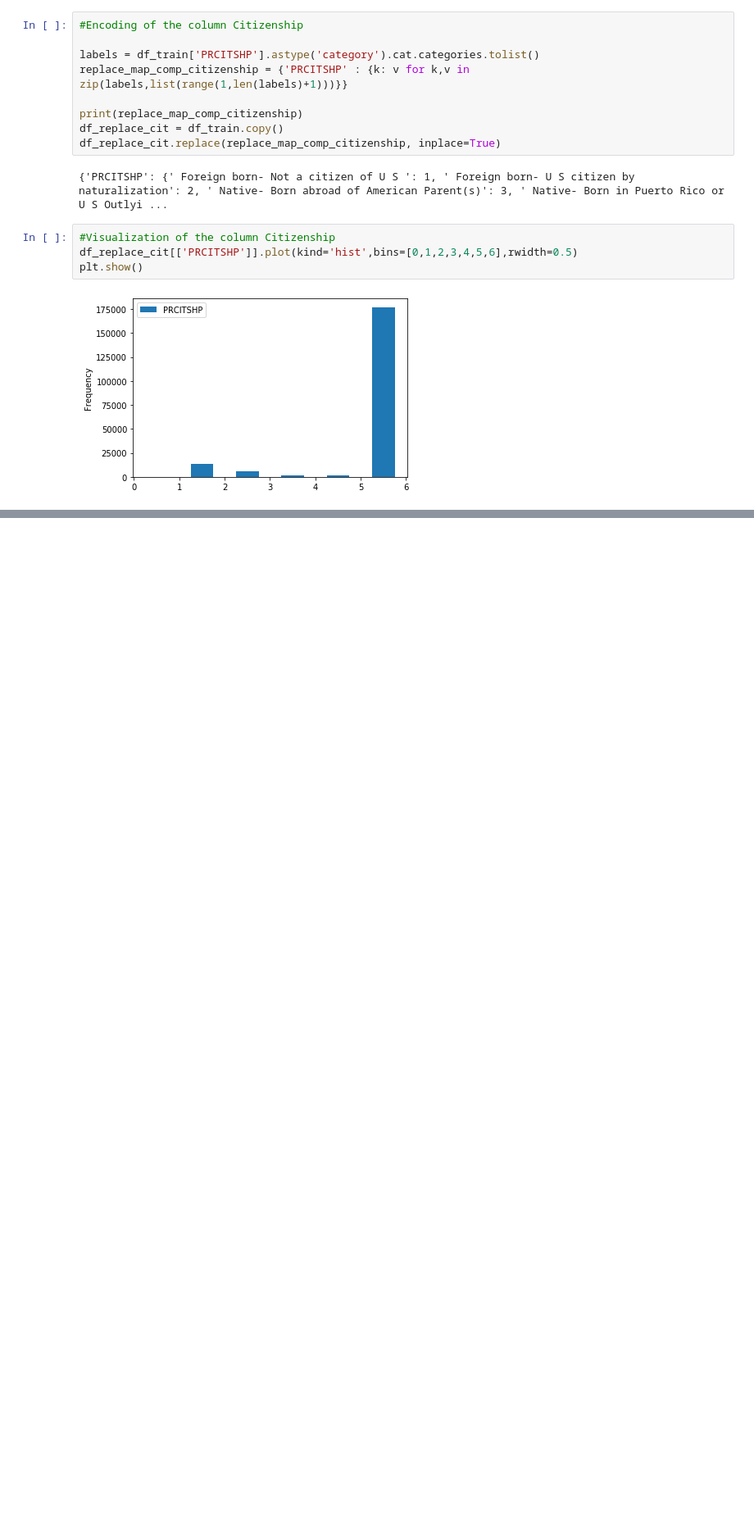
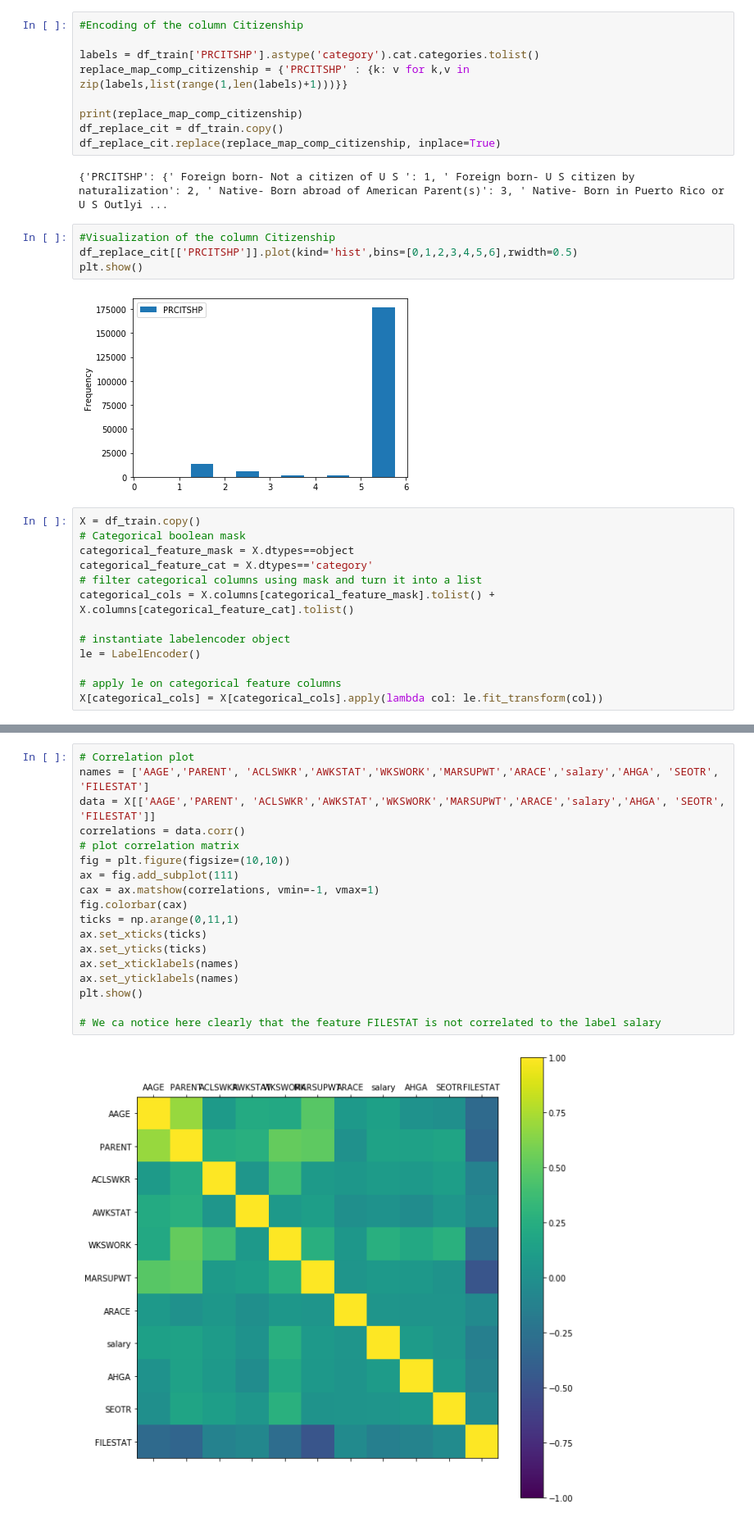
Before and after one commit to emnajaoua/us_census_challenge, a Jupyter notebook: exploration_notebook.ipynb, the cells around one changed output, grey strips where cells are left out. Shown: that part at 82% size. Cells and saved outputs as stored; diff of their text form; blank space fills up the shorter version.

```diff
--- a/exploration_notebook.ipynb
+++ b/exploration_notebook.ipynb
@@ -211,3 +190,16 @@ df_replace_cit[['PRCITSHP']].plot(kind='hist',bins=[0,1,2,3,4,5,6],rwidth=0.5)
 plt.show()
 # %% [output]
 [figure]
+# %%
+X = df_train.copy()
+# Categorical boolean mask
+categorical_feature_mask = X.dtypes==object
+categorical_feature_cat = X.dtypes=='category'
+# filter categorical columns using mask and turn it into a list
+categorical_cols = X.columns[categorical_feature_mask].tolist() + X.columns[categorical_feature_cat].tolist()
+
+# instantiate labelencoder object
+le = LabelEncoder()
+
+# apply le on categorical feature columns
+X[categorical_cols] = X[categorical_cols].apply(lambda col: le.fit_transform(col))
@@ -213,0 +219,20 @@ plt.show()
+# %%
+# Correlation plot
+names = ['AAGE','PARENT', 'ACLSWKR','AWKSTAT','WKSWORK','MARSUPWT','ARACE','salary','AHGA', 'SEOTR', 'FILESTAT']
+data = X[['AAGE','PARENT', 'ACLSWKR','AWKSTAT','WKSWORK','MARSUPWT','ARACE','salary','AHGA', 'SEOTR', 'FILESTAT']]
+correlations = data.corr()
+# plot correlation matrix
+fig = plt.figure(figsize=(10,10))
+ax = fig.add_subplot(111)
+cax = ax.matshow(correlations, vmin=-1, vmax=1)
+fig.colorbar(cax)
+ticks = np.arange(0,11,1)
+ax.set_xticks(ticks)
+ax.set_yticks(ticks)
+ax.set_xticklabels(names)
+ax.set_yticklabels(names)
+plt.show()
+
+# We ca notice here clearly that the feature FILESTAT is not correlated to the label salary
+# %% [output]
+[figure, added]
```
Also changed, not shown: parts of 15 cells of this notebook.
